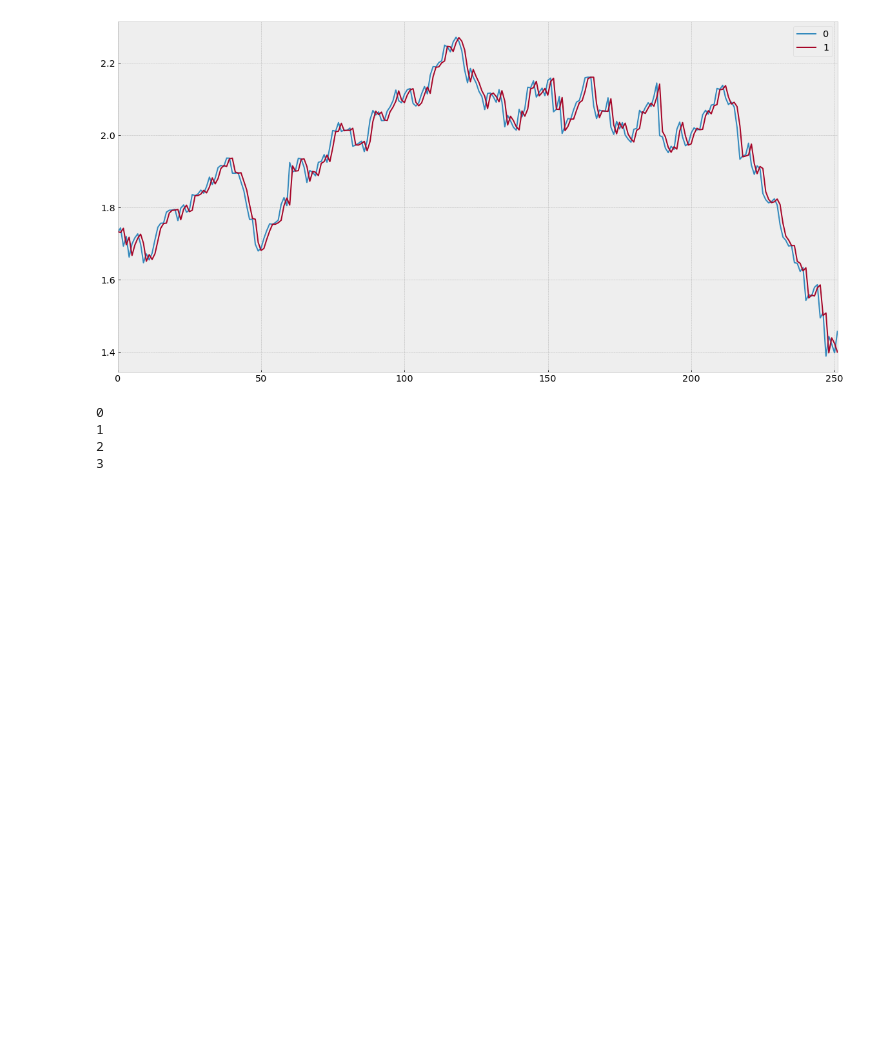
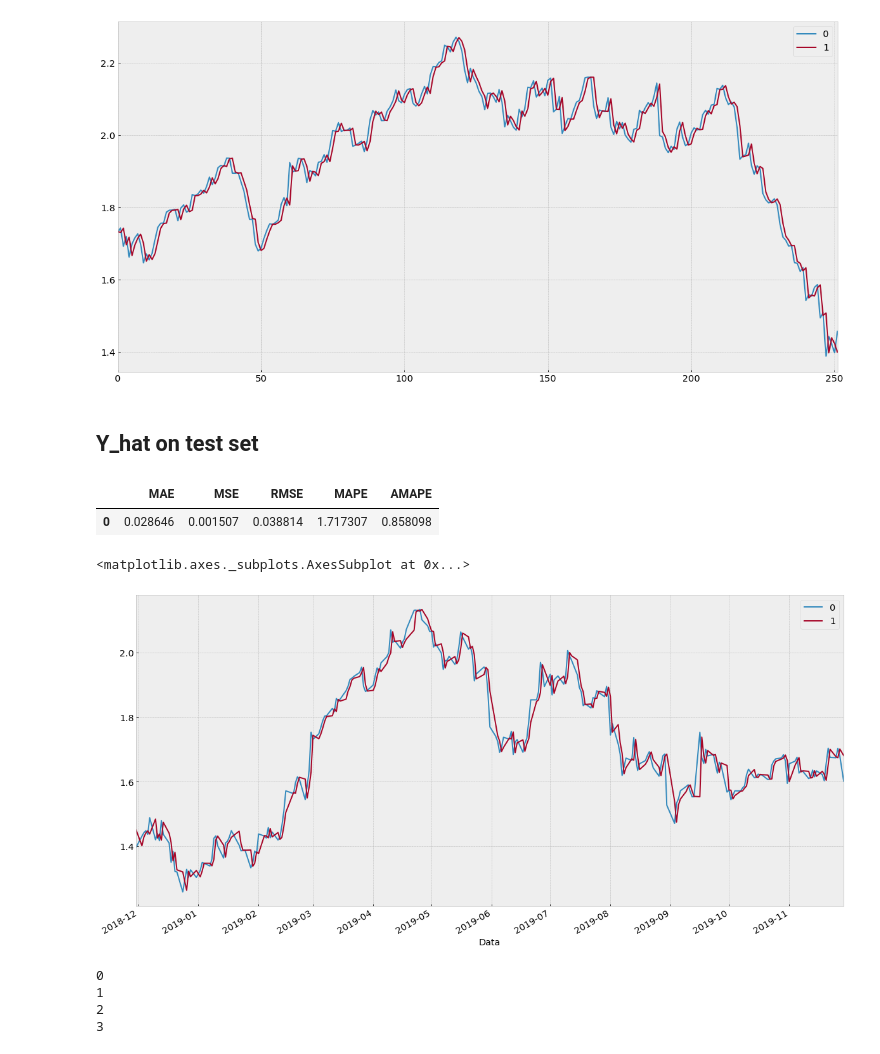
Before and after one commit to michaelwozniak/rit_preliminaries, a Jupyter notebook: Exploratory data analysis of target variable and Econometric models.ipynb, the cells around one changed output. Saved outputs shown, nothing was run; the diff lists cells and outputs as text; code cells hidden in the pictures; blank space fills up the shorter version.

Commit message:
y_hat for test do

```diff
--- a/Exploratory data analysis of target variable and Econometric models.ipynb
+++ b/Exploratory data analysis of target variable and Econometric models.ipynb
@@ -295,3 +295,5 @@ pd.DataFrame([outofsample_temp["Zamkniecie"].tolist(),forecasting_fixed]).transp
 # %% [output]
 <matplotlib.axes._subplots.AxesSubplot at 0x...>
 [figure]
+# %% [markdown]
+## Y_hat on test set
@@ -297,0 +314,19 @@ pd.DataFrame([outofsample_temp["Zamkniecie"].tolist(),forecasting_fixed]).transp
+# %%
+forecasting_fixed = list()
+
+for i in range(0,252):
+    forecasting_fixed.append(forecasting[i].tolist()[0])
+
+df_f=pd.DataFrame()
+df_f["orginal"] = outofsample_temp.Zamkniecie
+df_f["pred"] = forecasting_fixed
+(metryczki(outofsample_temp["Zamkniecie"],forecasting_fixed))
+# %% [output]
+|  | MAE | MSE | RMSE | MAPE | AMAPE |
+| 0 | 0.028646 | 0.001507 | 0.038814 | 1.717307 | 0.858098 |
+# %%
+sarima_pd = pd.DataFrame([outofsample_temp["Zamkniecie"].tolist(),forecasting_fixed]).transpose()
+# %%
+sarima_pd.index = df_test.index
+# %%
+sarima_pd.columns = ["y","y_hat"]
@@ -298,3 +335,8 @@ pd.DataFrame([outofsample_temp["Zamkniecie"].tolist(),forecasting_fixed]).transp
+# %%
+sarima_pd.plot()
+# %% [output]
+<matplotlib.axes._subplots.AxesSubplot at 0x...>
+[figure, added]
 # %%
 df_repository = pd.DataFrame()
 insample_temp = df_train[df_train.index>="2012-01-01"].copy()
```
Also changed, not shown: parts of 4 cells of this notebook, 2 other files.
